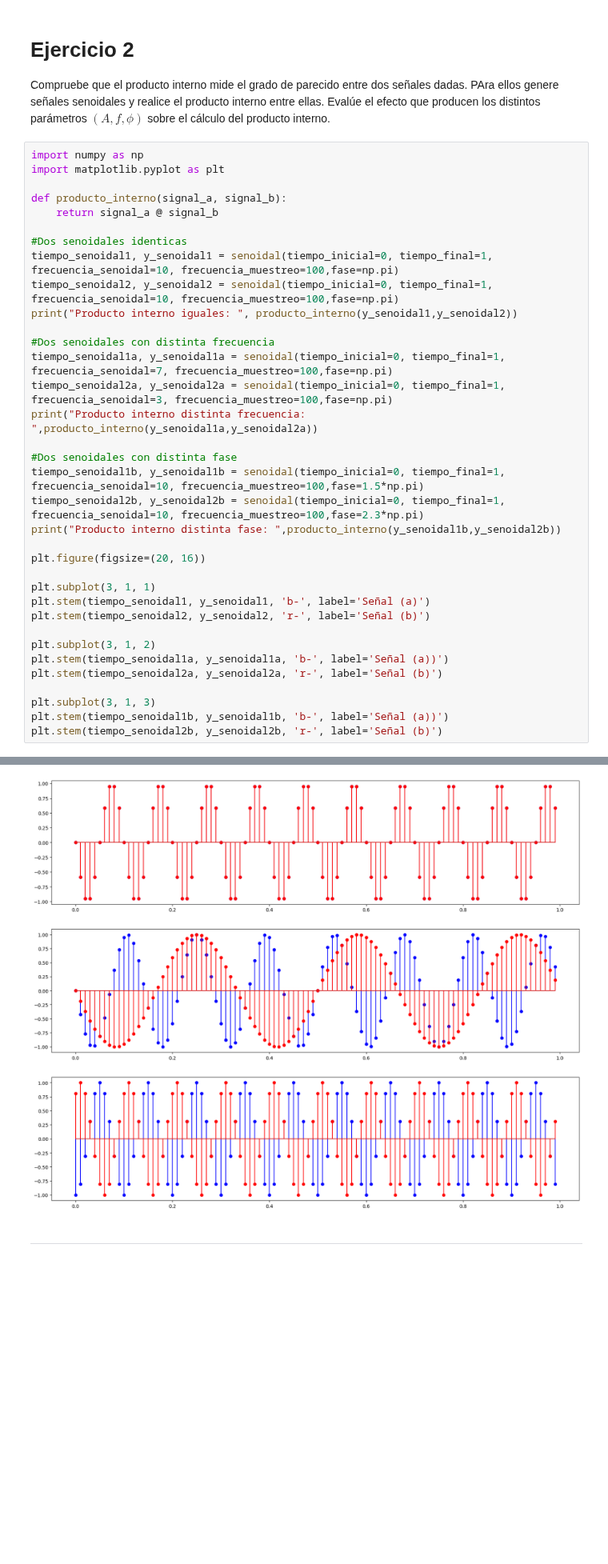
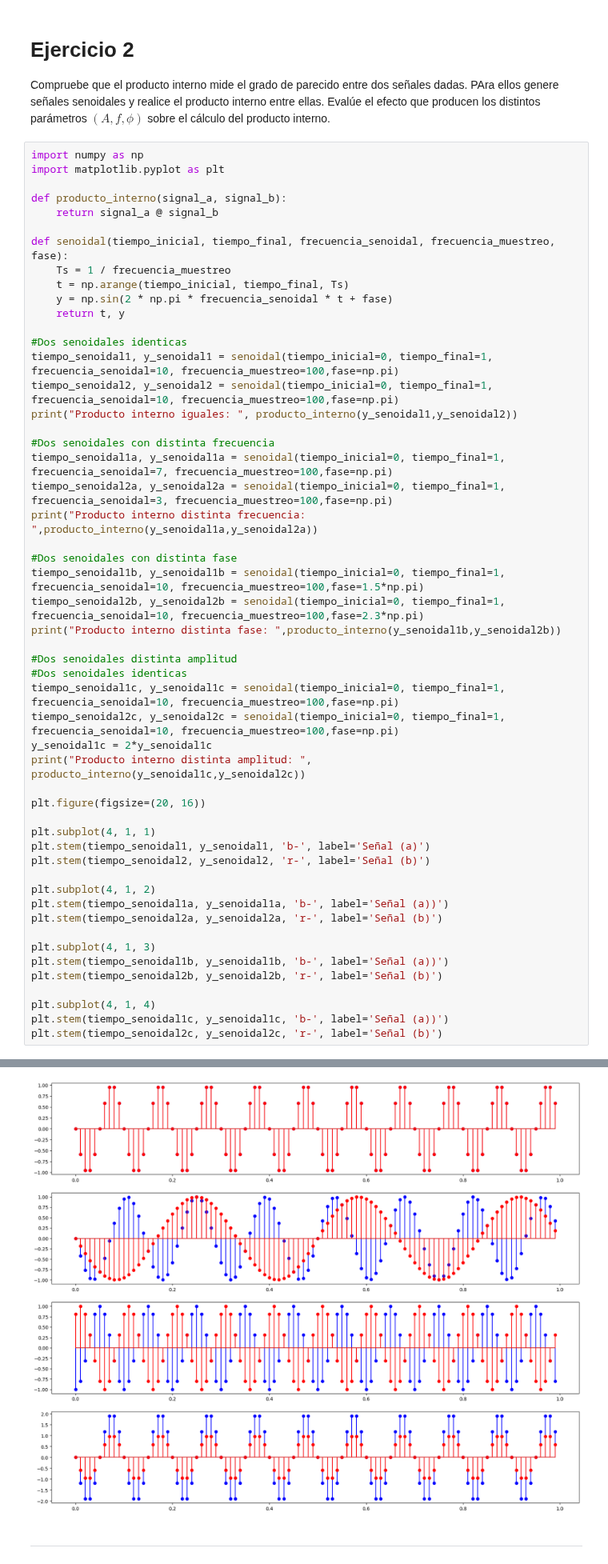
Before and after one commit to lucasgarcia2297/PDS, a Jupyter notebook: Guia3/Guia3.ipynb, the cells around one changed output, grey strips where cells are left out. Shown at 80% size. Saved outputs shown, nothing was run; the diff lists cells and outputs as text; blank space fills up the shorter version.

```diff
--- a/Guia3/Guia3.ipynb
+++ b/Guia3/Guia3.ipynb
@@ -168,6 +173,12 @@ import matplotlib.pyplot as plt
 
 def producto_interno(signal_a, signal_b):
     return signal_a @ signal_b
+
+def senoidal(tiempo_inicial, tiempo_final, frecuencia_senoidal, frecuencia_muestreo, fase):
+    Ts = 1 / frecuencia_muestreo
+    t = np.arange(tiempo_inicial, tiempo_final, Ts)
+    y = np.sin(2 * np.pi * frecuencia_senoidal * t + fase)
+    return t, y
 
 #Dos senoidales identicas
 tiempo_senoidal1, y_senoidal1 = senoidal(tiempo_inicial=0, tiempo_final=1, frecuencia_senoidal=10, frecuencia_muestreo=100,fase=np.pi)
@@ -184,18 +195,29 @@ tiempo_senoidal1b, y_senoidal1b = senoidal(tiempo_inicial=0, tiempo_final=1, fre
 tiempo_senoidal2b, y_senoidal2b = senoidal(tiempo_inicial=0, tiempo_final=1, frecuencia_senoidal=10, frecuencia_muestreo=100,fase=2.3*np.pi)
 print("Producto interno distinta fase: ",producto_interno(y_senoidal1b,y_senoidal2b))
 
+#Dos senoidales distinta amplitud
+#Dos senoidales identicas
+tiempo_senoidal1c, y_senoidal1c = senoidal(tiempo_inicial=0, tiempo_final=1, frecuencia_senoidal=10, frecuencia_muestreo=100,fase=np.pi)
+tiempo_senoidal2c, y_senoidal2c = senoidal(tiempo_inicial=0, tiempo_final=1, frecuencia_senoidal=10, frecuencia_muestreo=100,fase=np.pi)
+y_senoidal1c = 2*y_senoidal1c
+print("Producto interno distinta amplitud: ", producto_interno(y_senoidal1c,y_senoidal2c))
+
 plt.figure(figsize=(20, 16))
 
-plt.subplot(3, 1, 1)
+plt.subplot(4, 1, 1)
 plt.stem(tiempo_senoidal1, y_senoidal1, 'b-', label='Señal (a)')
 plt.stem(tiempo_senoidal2, y_senoidal2, 'r-', label='Señal (b)')
 
-plt.subplot(3, 1, 2)
+plt.subplot(4, 1, 2)
 plt.stem(tiempo_senoidal1a, y_senoidal1a, 'b-', label='Señal (a))')
 plt.stem(tiempo_senoidal2a, y_senoidal2a, 'r-', label='Señal (b)')
 
-plt.subplot(3, 1, 3)
+plt.subplot(4, 1, 3)
 plt.stem(tiempo_senoidal1b, y_senoidal1b, 'b-', label='Señal (a))')
 plt.stem(tiempo_senoidal2b, y_senoidal2b, 'r-', label='Señal (b)')
+
+plt.subplot(4, 1, 4)
+plt.stem(tiempo_senoidal1c, y_senoidal1c, 'b-', label='Señal (a))')
+plt.stem(tiempo_senoidal2c, y_senoidal2c, 'r-', label='Señal (b)')
 # %% [output]
 Producto interno iguales:  49.99999999999999
@@ -204,5 +227,5 @@ Producto interno distinta fase:  -40.45084971874735
 <StemContainer object of 3 artists>
-[figure, old version]
+[figure, new version]
 # %% [markdown]
 <hr>
 # %% [markdown]
```
Also changed, not shown: parts of 7 cells of this notebook.
